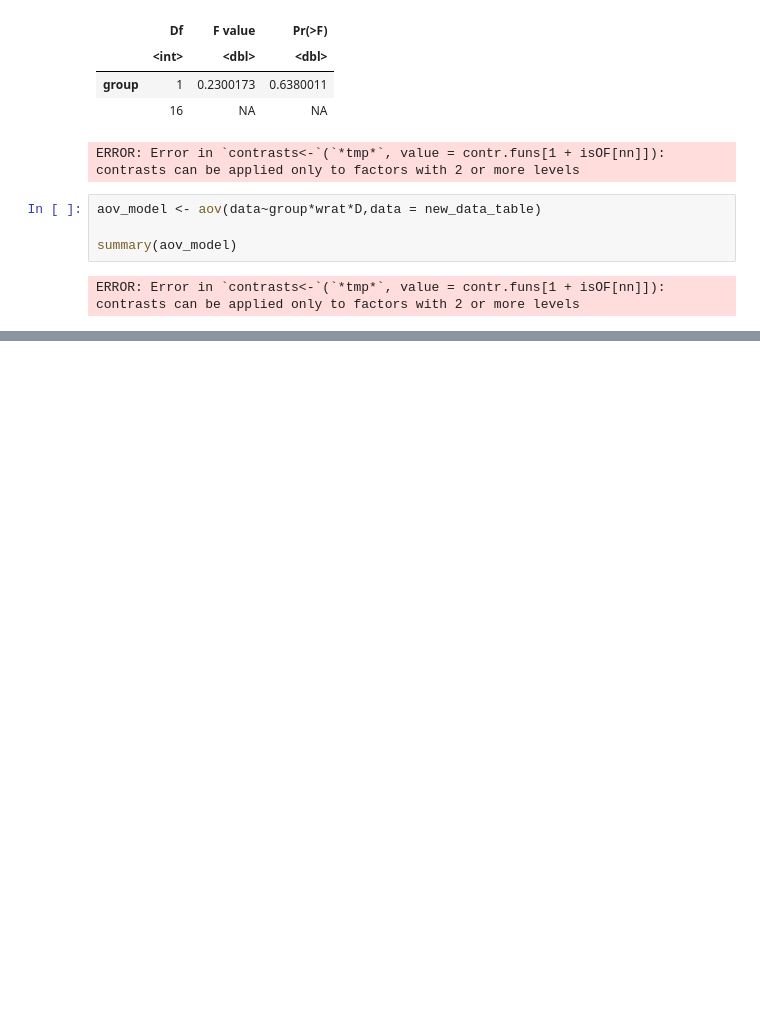
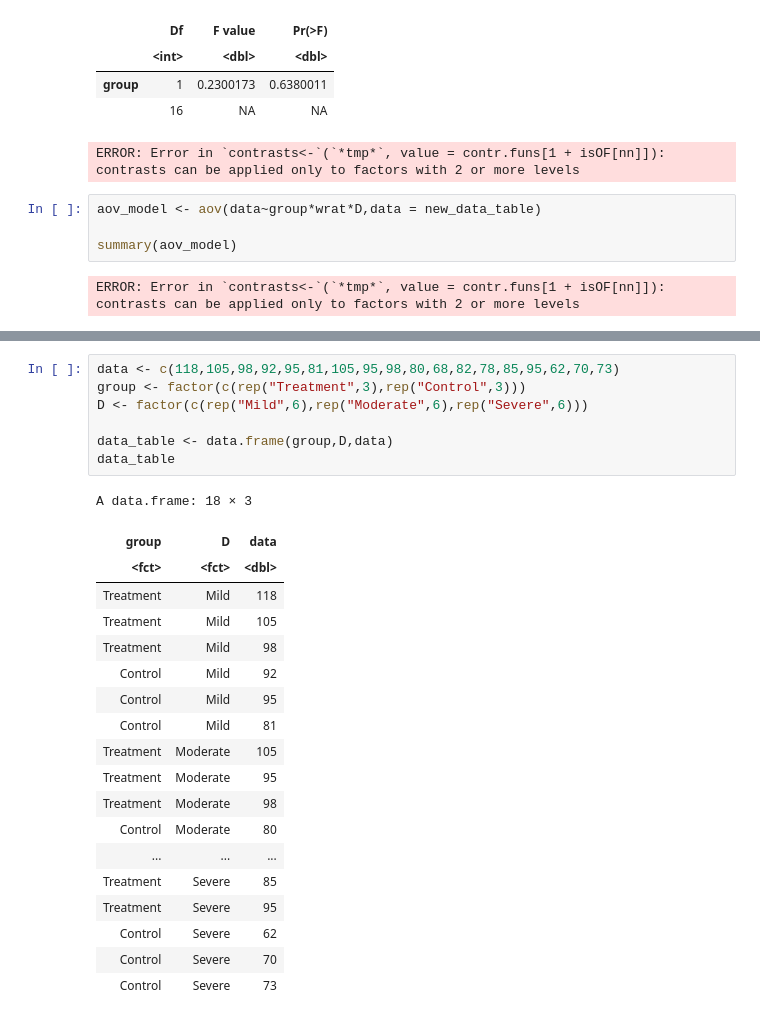
Before and after one commit to tontantip/DADS6001-Applied-statistics, a Jupyter notebook: in class/anova.ipynb, the cells around one changed output, grey strips where cells are left out. Cells and saved outputs as stored; diff of their text form; blank space fills up the shorter version.

```diff
--- a/in class/anova.ipynb
+++ b/in class/anova.ipynb
@@ -1038,0 +1124,27 @@ ERROR: Error in `contrasts<-`(`*tmp*`, value = contr.funs[1 + isOF[nn]]): contra
+# %%
+data <- c(118,105,98,92,95,81,105,95,98,80,68,82,78,85,95,62,70,73)
+group <- factor(c(rep("Treatment",3),rep("Control",3)))
+D <- factor(c(rep("Mild",6),rep("Moderate",6),rep("Severe",6)))
+
+data_table <- data.frame(group,D,data)
+data_table
+# %% [output]
+A data.frame: 18 × 3
+| group | D | data |
+| <fct> | <fct> | <dbl> |
+| Treatment | Mild | 118 |
+| Treatment | Mild | 105 |
+| Treatment | Mild | 98 |
+| Control | Mild | 92 |
+| Control | Mild | 95 |
+| Control | Mild | 81 |
+| Treatment | Moderate | 105 |
+| Treatment | Moderate | 95 |
+| Treatment | Moderate | 98 |
+| Control | Moderate | 80 |
+| ... | ... | ... |
+| Treatment | Severe | 85 |
+| Treatment | Severe | 95 |
+| Control | Severe | 62 |
+| Control | Severe | 70 |
+| Control | Severe | 73 |
```
Also changed, not shown: parts of 14 cells of this notebook.
